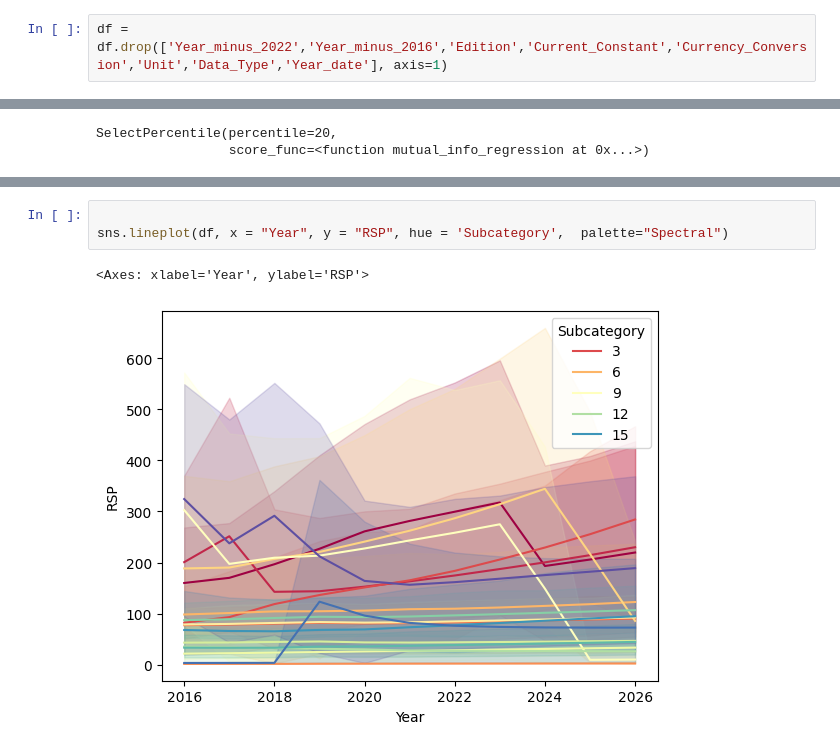
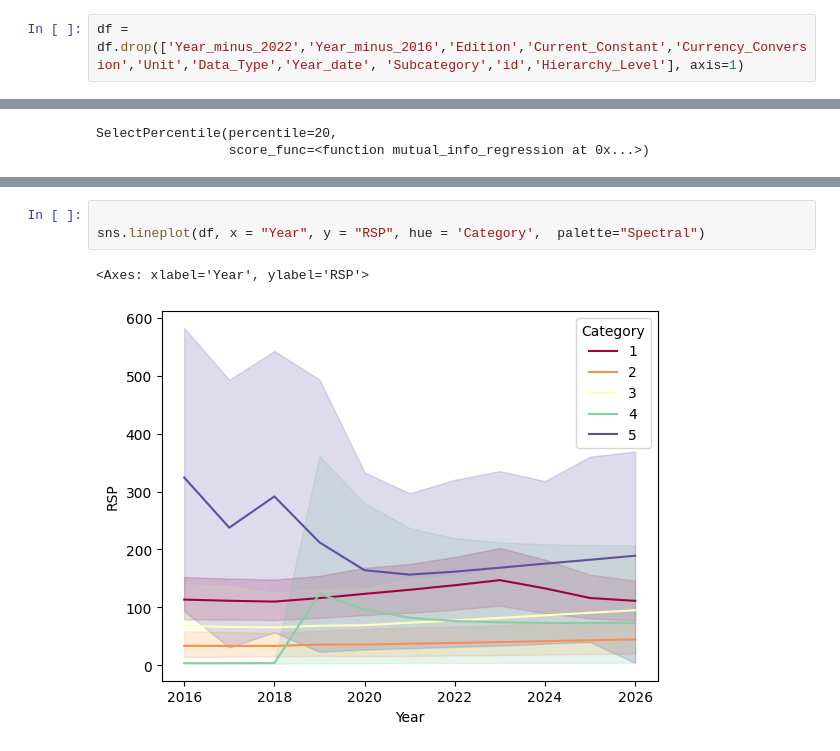
Before and after one commit to Mourad-Amj/Dragonyte_project_Team1, a Jupyter notebook: Dastans_notebook.ipynb, the cells around one changed output, grey strips where cells are left out. Cells and saved outputs as stored; diff of their text form.

```diff
--- a/Dastans_notebook.ipynb
+++ b/Dastans_notebook.ipynb
@@ -159,7 +159,7 @@ df.head()
 | 3 | 1 | 1 | Ale | 1 | Alcoholic Drinks | 1 | 3 | Total Value RSP | USD million | ... |
 | 4 | 1 | 1 | Ale | 1 | Alcoholic Drinks | 1 | 3 | Total Value RSP | USD million | ... |
 # %%
-df = df.drop(['Year_minus_2022','Year_minus_2016','Edition','Current_Constant','Currency_Conversion','Unit','Data_Type','Year_date'], axis=1)
+df = df.drop(['Year_minus_2022','Year_minus_2016','Edition','Current_Constant','Currency_Conversion','Unit','Data_Type','Year_date', 'Subcategory','id','Hierarchy_Level'], axis=1)
 # %%
 numerical=df.select_dtypes(include=np.number)
 numerical.shape
@@ -297,6 +321,6 @@ sns.scatterplot(df, y = "RSP", x = "Volume")
 # %%
 
-sns.lineplot(df, x = "Year", y = "RSP", hue = 'Subcategory',  palette="Spectral")
+sns.lineplot(df, x = "Year", y = "RSP", hue = 'Category',  palette="Spectral")
 # %% [output]
 <Axes: xlabel='Year', ylabel='RSP'>
-[figure, old version]
+[figure, new version]
```
Also changed, not shown: parts of 41 cells of this notebook.
